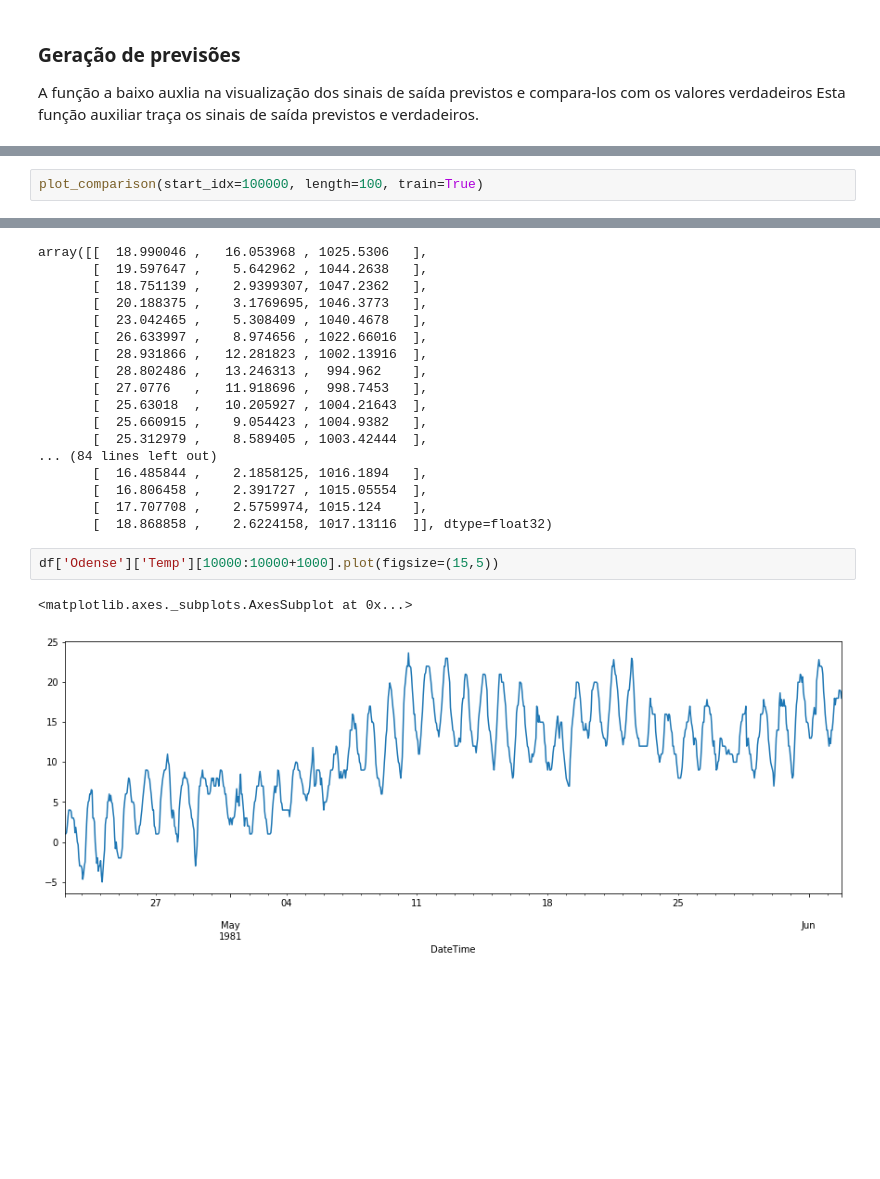
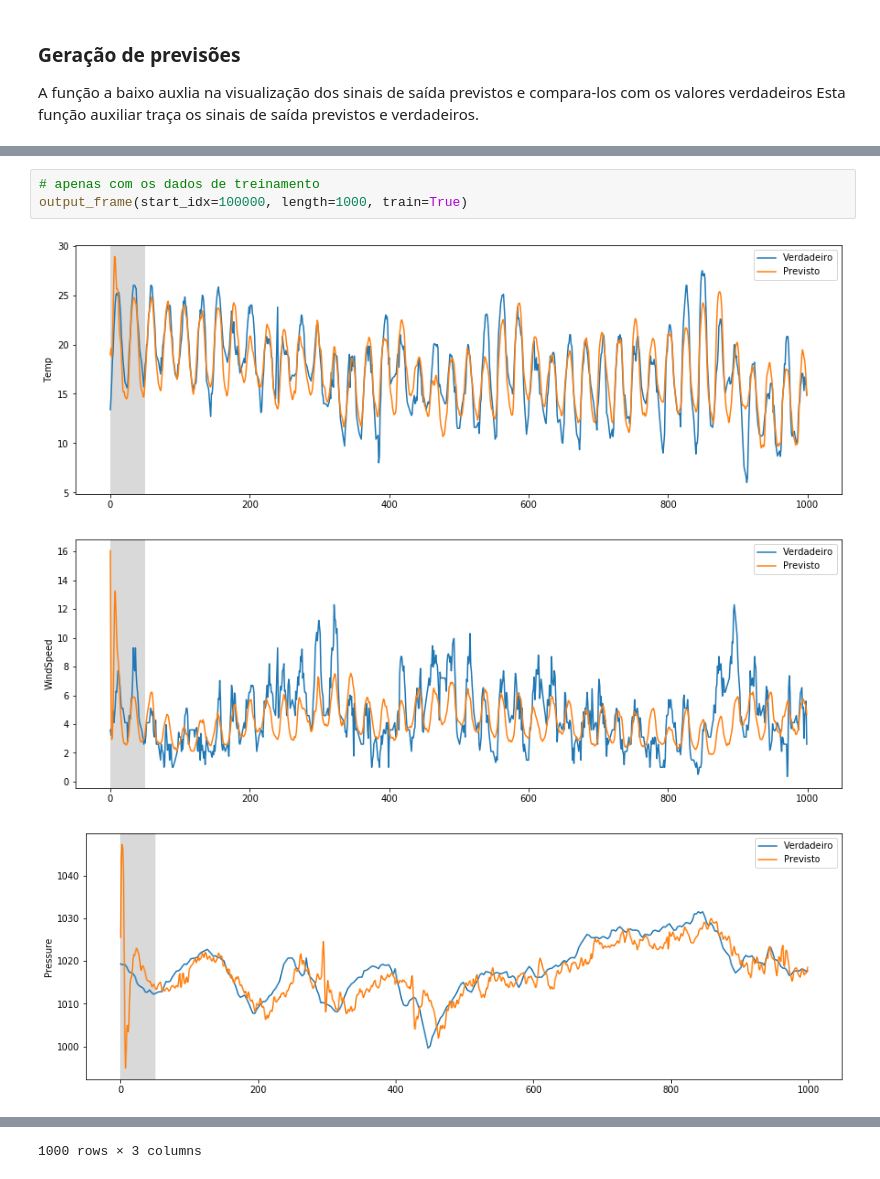
Before and after one commit to helvecioneto/CAP-351, a Jupyter notebook: 05-RNN.ipynb, the cells around one changed output, grey strips where cells are left out. Cells and saved outputs as stored; diff of their text form; blank space fills up the shorter version.

```diff
--- a/05-RNN.ipynb
+++ b/05-RNN.ipynb
@@ -773,3 +777,7 @@ Vamos começar com um exemplo dos dados de treinamento. Esses são os dados que
 # %%
-plot_comparison(start_idx=100000, length=100, train=True)
+# apenas com os dados de treinamento
+output_frame(start_idx=100000, length=1000, train=True)
 # %% [output]
+[figure, added]
+[figure, added]
+[figure, added]
@@ -776,22 +797 @@ plot_comparison(start_idx=100000, length=100, train=True)
-array([[  18.990046 ,   16.053968 , 1025.5306   ],
-       [  19.597647 ,    5.642962 , 1044.2638   ],
-       [  18.751139 ,    2.9399307, 1047.2362   ],
-       [  20.188375 ,    3.1769695, 1046.3773   ],
-       [  23.042465 ,    5.308409 , 1040.4678   ],
-       [  26.633997 ,    8.974656 , 1022.66016  ],
-       [  28.931866 ,   12.281823 , 1002.13916  ],
-       [  28.802486 ,   13.246313 ,  994.962    ],
-       [  27.0776   ,   11.918696 ,  998.7453   ],
-       [  25.63018  ,   10.205927 , 1004.21643  ],
-       [  25.660915 ,    9.054423 , 1004.9382   ],
-       [  25.312979 ,    8.589405 , 1003.42444  ],
-... (84 lines left out)
-       [  16.485844 ,    2.1858125, 1016.1894   ],
-       [  16.806458 ,    2.391727 , 1015.05554  ],
-       [  17.707708 ,    2.5759974, 1015.124    ],
-       [  18.868858 ,    2.6224158, 1017.13116  ]], dtype=float32)
+1000 rows × 3 columns
-# %%
-df['Odense']['Temp'][10000:10000+1000].plot(figsize=(15,5))
-# %% [output]
-<matplotlib.axes._subplots.AxesSubplot at 0x...>
-[figure, removed]
```
Also changed, not shown: parts of 8 cells of this notebook.
